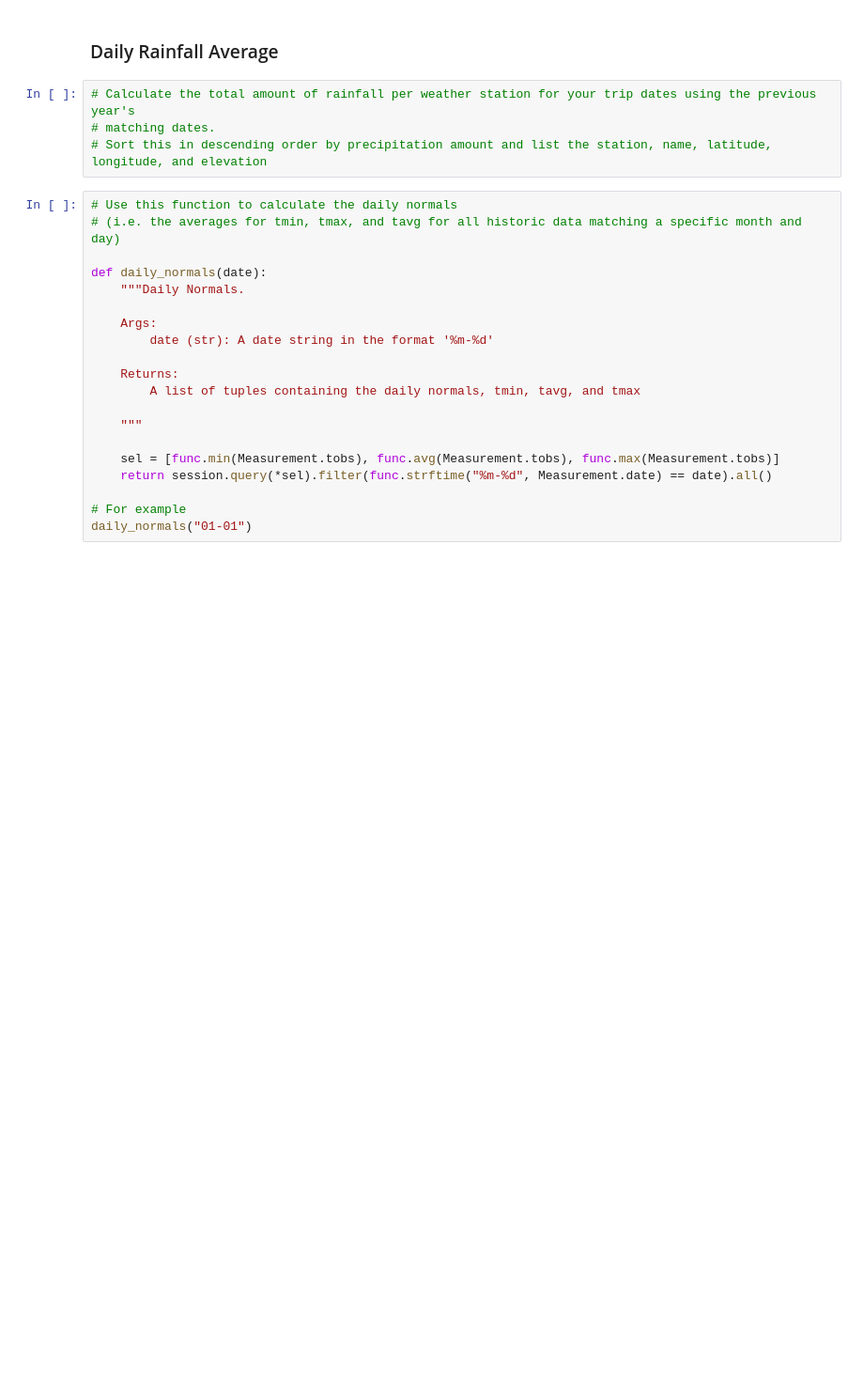
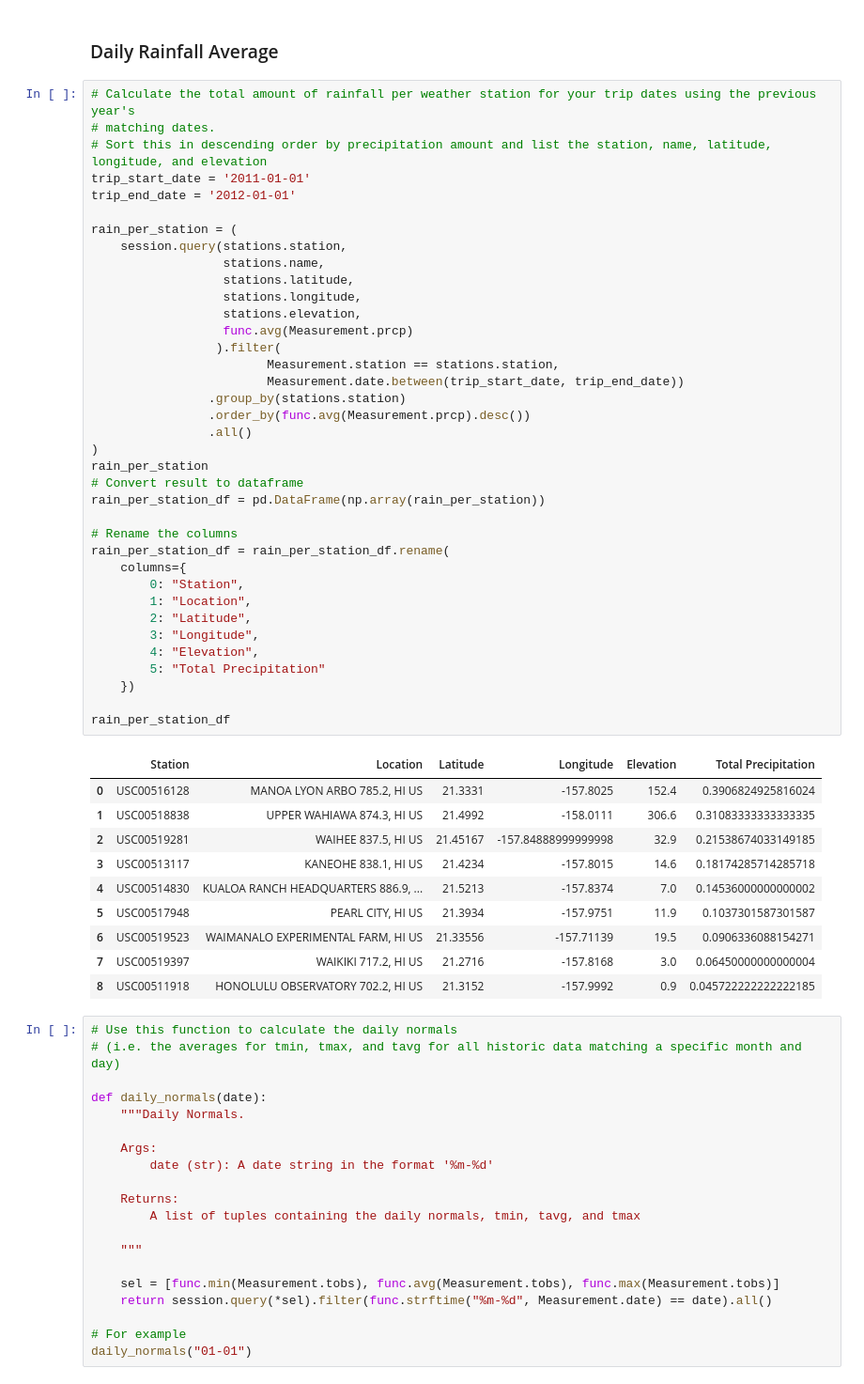
Before and after one commit to mtamrakar656/sqlalchemy-challenge, a Jupyter notebook: temp_analysis_bonus_2.ipynb, the cells around one changed output. Shown at 94% size. Cells and saved outputs as stored; diff of their text form; blank space fills up the shorter version.

```diff
--- a/temp_analysis_bonus_2.ipynb
+++ b/temp_analysis_bonus_2.ipynb
@@ -114,7 +114,51 @@ y error: 30.0
 # %%
 # Calculate the total amount of rainfall per weather station for your trip dates using the previous year's
 # matching dates.
 # Sort this in descending order by precipitation amount and list the station, name, latitude, longitude, and elevation
+trip_start_date = '2011-01-01'
+trip_end_date = '2012-01-01'
+
+rain_per_station = (
+    session.query(stations.station,
+                  stations.name,
+                  stations.latitude,
+                  stations.longitude,
+                  stations.elevation,
+                  func.avg(Measurement.prcp)
+                 ).filter(
+                        Measurement.station == stations.station,
+                        Measurement.date.between(trip_start_date, trip_end_date))
+                .group_by(stations.station)
+                .order_by(func.avg(Measurement.prcp).desc())
+                .all()
+)
+rain_per_station
+# Convert result to dataframe
+rain_per_station_df = pd.DataFrame(np.array(rain_per_station))
+
+# Rename the columns
+rain_per_station_df = rain_per_station_df.rename(
+    columns={
+        0: "Station",
+        1: "Location",
+        2: "Latitude",
+        3: "Longitude",
+        4: "Elevation",
+        5: "Total Precipitation"
+    })
+
+rain_per_station_df
+# %% [output]
+|  | Station | Location | Latitude | Longitude | Elevation | Total Precipitation |
+| 0 | USC00516128 | MANOA LYON ARBO 785.2, HI US | 21.3331 | -157.8025 | 152.4 | 0.3906824925816024 |
+| 1 | USC00518838 | UPPER WAHIAWA 874.3, HI US | 21.4992 | -158.0111 | 306.6 | 0.31083333333333335 |
+| 2 | USC00519281 | WAIHEE 837.5, HI US | 21.45167 | -157.84888999999998 | 32.9 | 0.21538674033149185 |
+| 3 | USC00513117 | KANEOHE 838.1, HI US | 21.4234 | -157.8015 | 14.6 | 0.18174285714285718 |
+| 4 | USC00514830 | KUALOA RANCH HEADQUARTERS 886.9, ... | 21.5213 | -157.8374 | 7.0 | 0.14536000000000002 |
+| 5 | USC00517948 | PEARL CITY, HI US | 21.3934 | -157.9751 | 11.9 | 0.1037301587301587 |
+| 6 | USC00519523 | WAIMANALO EXPERIMENTAL FARM, HI US | 21.33556 | -157.71139 | 19.5 | 0.0906336088154271 |
+| 7 | USC00519397 | WAIKIKI 717.2, HI US | 21.2716 | -157.8168 | 3.0 | 0.06450000000000004 |
+| 8 | USC00511918 | HONOLULU OBSERVATORY 702.2, HI US | 21.3152 | -157.9992 | 0.9 | 0.045722222222222185 |
 # %%
 # Use this function to calculate the daily normals
 # (i.e. the averages for tmin, tmax, and tavg for all historic data matching a specific month and day)
```
Also changed, not shown: parts of 2 cells of this notebook, 4 other files.
